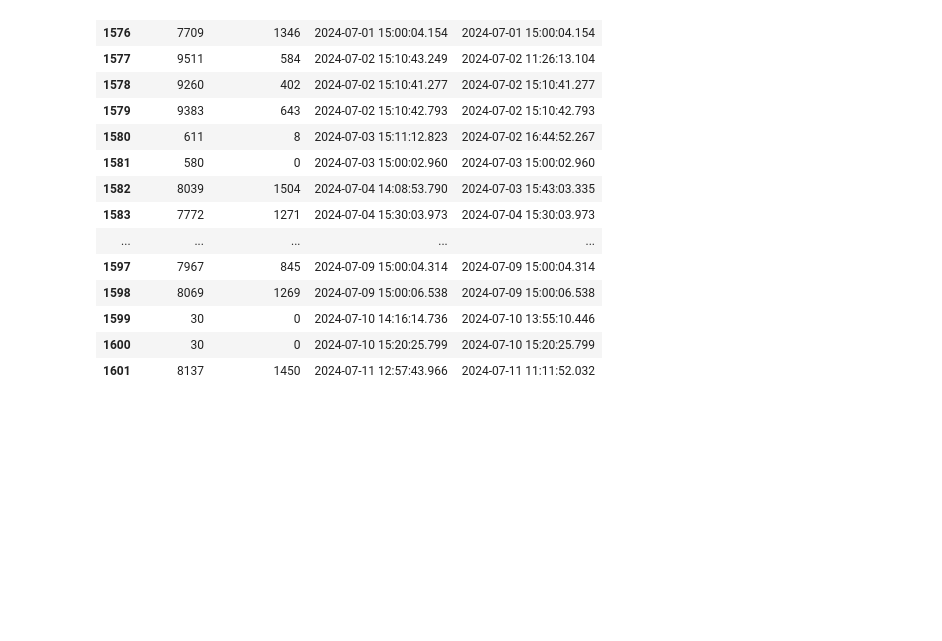
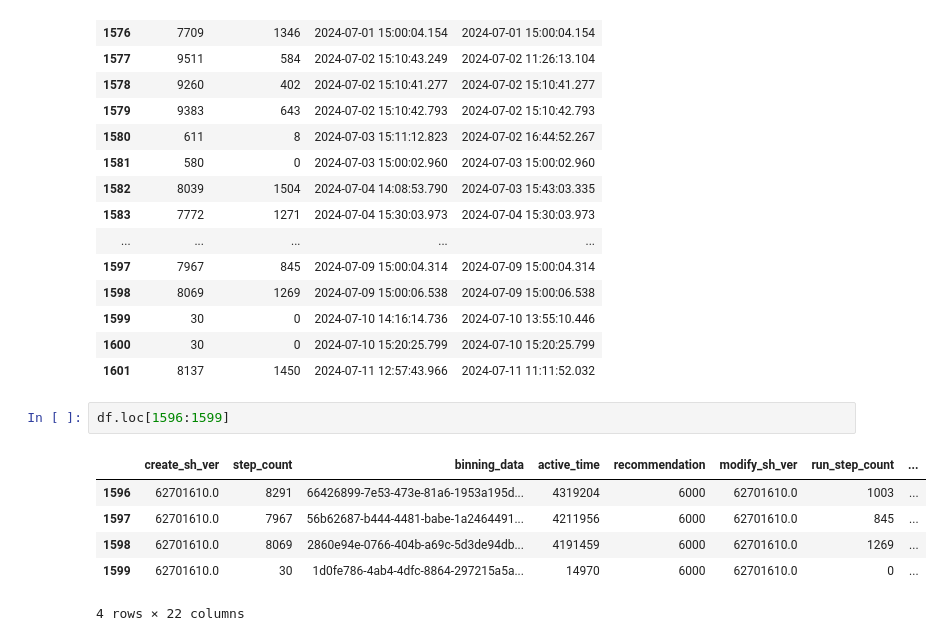
Before and after one commit to Song-Juntae/data_analysis, a Jupyter notebook: 나의정보/운동정보.ipynb, the cells around one changed output. Drawn from its saved outputs; the diff is of its cells as text; blank space fills up the shorter version.

```diff
--- a/나의정보/운동정보.ipynb
+++ b/나의정보/운동정보.ipynb
@@ -57,3 +124,12 @@ df[df['update_time'] > '2024-07'][사용할컬럼]
 | 1599 | 30 | 0 | 2024-07-10 14:16:14.736 | 2024-07-10 13:55:10.446 |
 | 1600 | 30 | 0 | 2024-07-10 15:20:25.799 | 2024-07-10 15:20:25.799 |
 | 1601 | 8137 | 1450 | 2024-07-11 12:57:43.966 | 2024-07-11 11:11:52.032 |
+# %%
+df.loc[1596:1599]
+# %% [output]
+|  | create_sh_ver | step_count | binning_data | active_time | recommendation | modify_sh_ver | run_step_count | ... |
+| 1596 | 62701610.0 | 8291 | 66426899-7e53-473e-81a6-1953a195d... | 4319204 | 6000 | 62701610.0 | 1003 | ... |
+| 1597 | 62701610.0 | 7967 | 56b62687-b444-4481-babe-1a2464491... | 4211956 | 6000 | 62701610.0 | 845 | ... |
+| 1598 | 62701610.0 | 8069 | 2860e94e-0766-404b-a69c-5d3de94db... | 4191459 | 6000 | 62701610.0 | 1269 | ... |
+| 1599 | 62701610.0 | 30 | 1d0fe786-4ab4-4dfc-8864-297215a5a... | 14970 | 6000 | 62701610.0 | 0 | ... |
+4 rows × 22 columns
```
Also changed, not shown: parts of 7 cells of this notebook, 4 other files.
